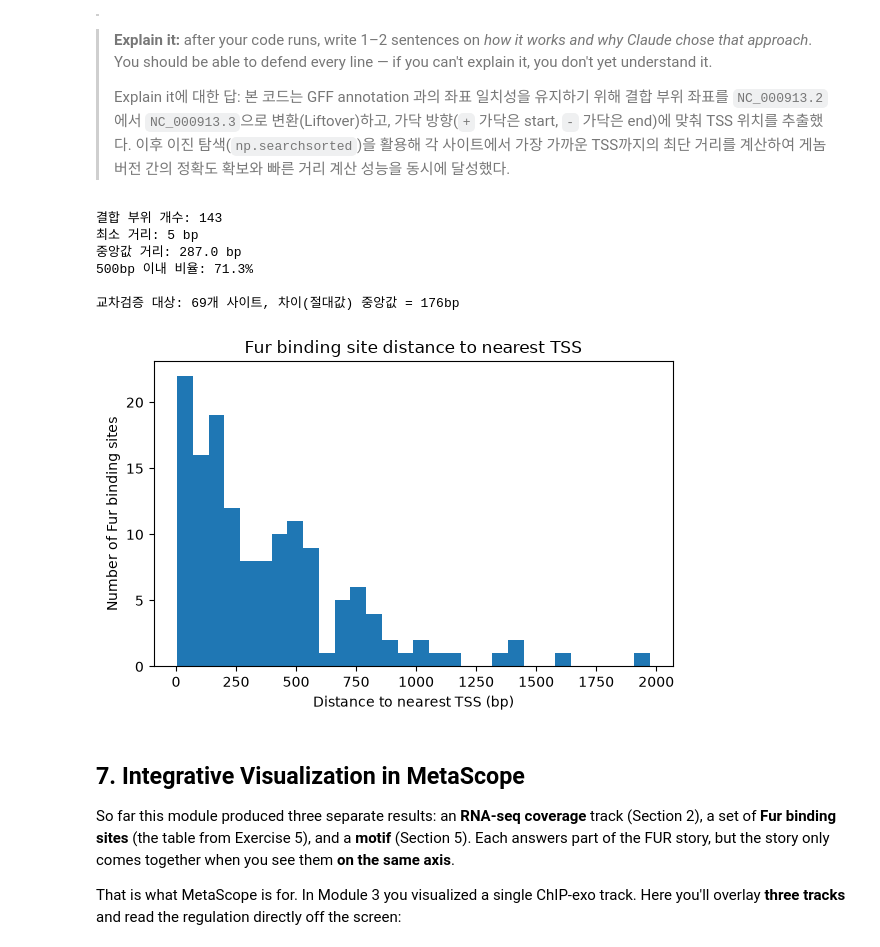
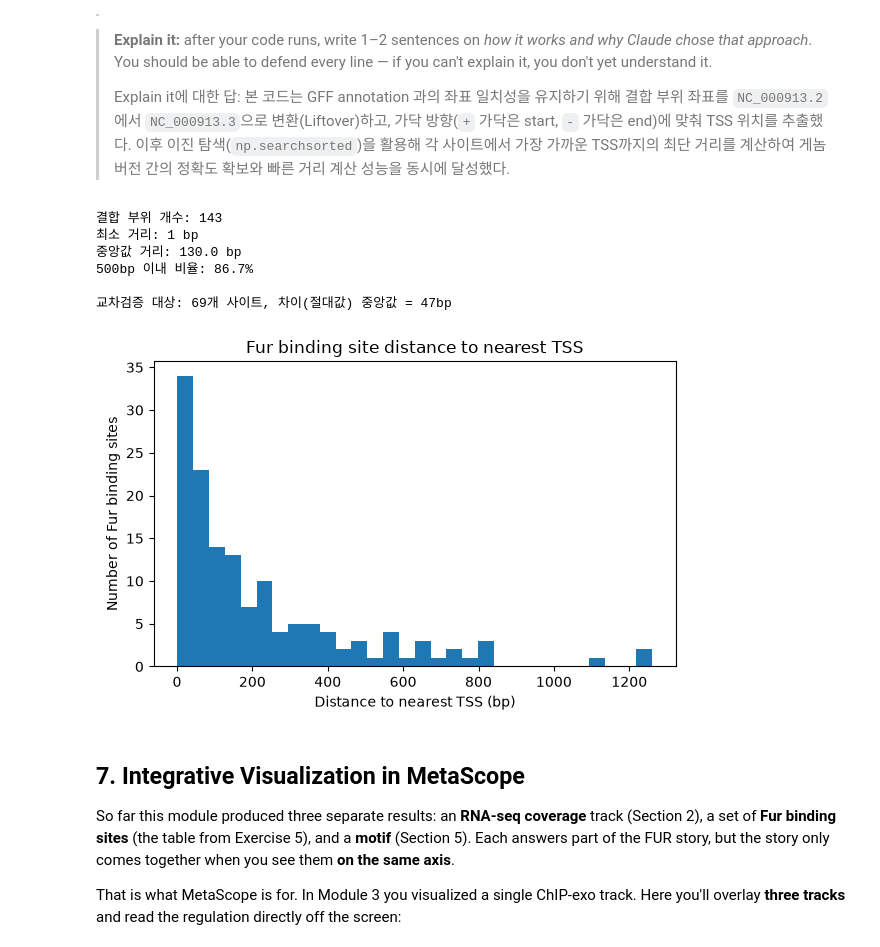
Before and after one commit to minjiyou/intern-claude-training, a Jupyter notebook: notebooks/04_multiomics_motif_with_claude.ipynb, the cells around one changed output. Saved outputs shown, nothing was run; the diff lists cells and outputs as text; code cells hidden in the pictures.

```diff
--- a/notebooks/04_multiomics_motif_with_claude.ipynb
+++ b/notebooks/04_multiomics_motif_with_claude.ipynb
@@ -461,22 +461,9 @@ df = pd.read_excel("../data/reference/ncomms5910_supp_data1.xlsx", header=1) #
 df = df.dropna(subset=["Peak"]) # peak 열 값의 NaN 제거.
 df = df[df["Binding Conditiona"].astype(str).str.contains("R")].copy() # binding conditiona 열을 문자열로 변환 후, 철분 풍부 조건 'R' 을 포함하는 행만 남김. .copy() 사용해 복사본으로 생성.
 
-# 2) binding-site 표는 논문 Methods에 명시된 NC_000913.2, annotation GFF는 NC_000913.3 기준이므로 아래 offset 표로 .2 -> .3 좌표로 변환.
-LIFT_BREAKPOINTS = [
-    (257907, 776), (547835, 777), (1298721, 1976),
-    (2171386, 1978), (3558477, 1977),
-]
-def lift_v2_to_v3(pos):
-    offset = 0
-    for breakpoint, cum_offset in LIFT_BREAKPOINTS:
-        if pos >= breakpoint:
-            offset = cum_offset
-        else:
-            break
-    return pos + offset
 
 df["center_v2"] = ((df["ChIP-exo Start"] + df["ChIP-exo End"]) // 2).astype(int) # ChIP-exo start와 end의 평균을 중심점으로 설정.
-df["center_v3"] = df["center_v2"].apply(lift_v2_to_v3)  # 위의 좌표 변환 함수 lift_v2_to_v3 이용해 센터값 V3에 맞게 변환.
+df["center_v3"] = df["center_v2"]
 
 # 3) annotation GFF에서 대장균 전체 유전자의 TSS 좌표만 뽑아내어 정렬하는 과정.
 genes = []
@@ -499,39 +486,38 @@ def nearest_tss_distance(pos):
     if idx < len(genes):
         candidates.append(abs(pos - genes[idx])) # pos 바로 뒤 tss
     return min(candidates) # 둘 중 작은 값 반환
 
 df["dist_to_tss"] = df["center_v3"].apply(nearest_tss_distance)
 
 # 4) 분석결과 출력
 print(f"결합 부위 개수: {len(df)}")
 print(f"최소 거리: {df['dist_to_tss'].min()} bp")
 print(f"중앙값 거리: {df['dist_to_tss'].median()} bp")
 print(f"500bp 이내 비율: {(df['dist_to_tss'] <= 500).mean():.1%}")
 
 # 5) Cross-check: 논문 표 자체의 Distance to TSS 값과 비교 (값이 있는 행만; "-"는 결측 표시)
 paper_dist = pd.to_numeric(df["Distance to TSS"], errors="coerce").abs()
 mask = paper_dist.notna()
 diff = df.loc[mask, "dist_to_tss"] - paper_dist[mask] # 논문 수치와 코드로 계산한 거리를 빼 차이 구함.
 print(f"\n교차검증 대상: {mask.sum()}개 사이트, 차이(절대값) 중앙값 = {diff.abs().median():.0f}bp")
-# 차이가 일정한 offset이 아니라 사이트마다 들쭉날쭉하므로(버전마다 좌표가 다른 게 문제라면 offset이 상수여야 함) 좌표 변환 문제가 아닌 TSS 정의 차이로 보임. 코드는 유전자 시작점을 TSS로 정의했는데 논문은 실제 실험적으로 매핑된 TSS(5' UTR 포함)를 썼을 가능성이 높음(유전자마다 5' UTR 길이가 달라 차이가 일정하지 않음)
 
 # 6) 히스토그램
 plt.figure(figsize=(6, 4))
 plt.hist(df["dist_to_tss"], bins=30)
 plt.xlabel("Distance to nearest TSS (bp)")
 plt.ylabel("Number of Fur binding sites")
 plt.title("Fur binding site distance to nearest TSS")
 plt.tight_layout()
 plt.savefig("../data/reference/tss_distance_hist.png", dpi=100)
 plt.show()
 # %% [output]
 결합 부위 개수: 143
-최소 거리: 5 bp
-중앙값 거리: 287.0 bp
-500bp 이내 비율: 71.3%
+최소 거리: 1 bp
+중앙값 거리: 130.0 bp
+500bp 이내 비율: 86.7%
 
-교차검증 대상: 69개 사이트, 차이(절대값) 중앙값 = 176bp
+교차검증 대상: 69개 사이트, 차이(절대값) 중앙값 = 47bp
-[figure, old version]
+[figure, new version]
 # %% [markdown]
 ## 7. Integrative Visualization in MetaScope
 
```
Also changed, not shown: parts of 1 cell of this notebook, 5 other files.
